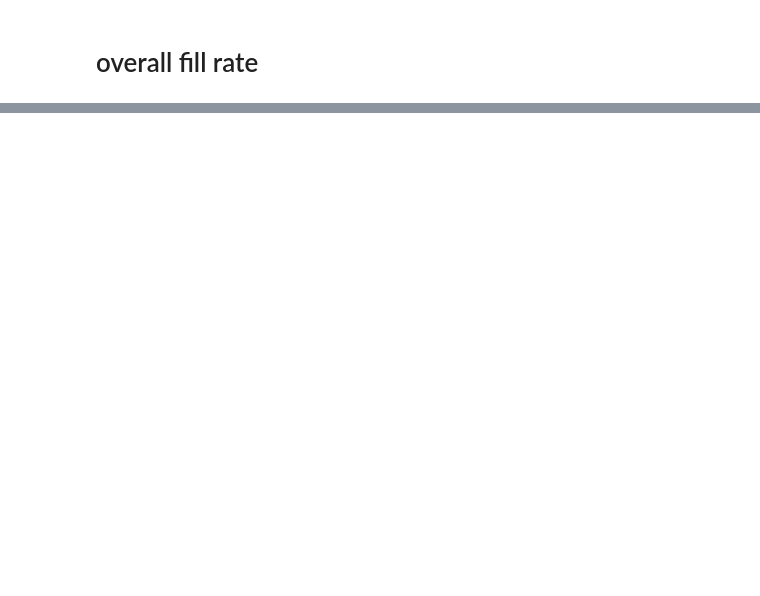
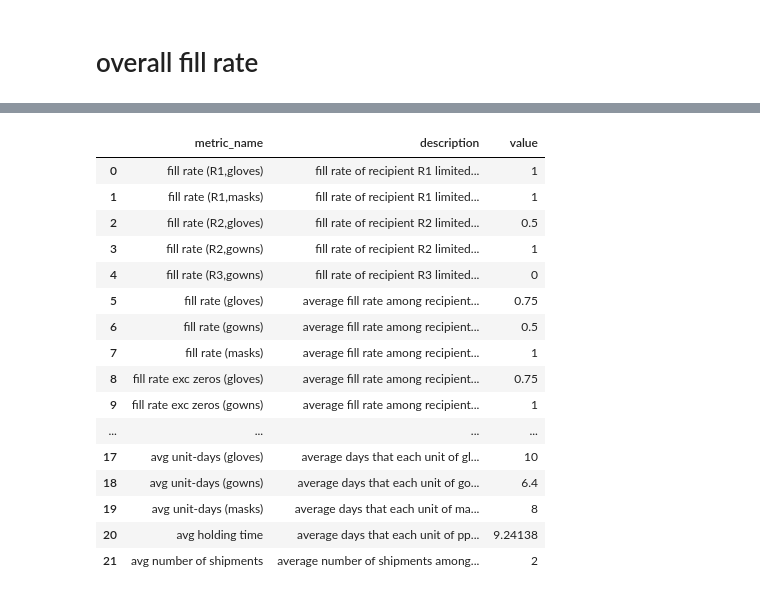
Before and after one commit to samorani/MatchingPPE, a Jupyter notebook: Process results.ipynb, the cells around one changed output, grey strips where cells are left out. Cells and saved outputs as stored; diff of their text form; code cells hidden in the pictures; blank space fills up the shorter version.

```diff
--- a/Process results.ipynb
+++ b/Process results.ipynb
@@ -270,0 +240,7 @@ Name: total_fill_rate, dtype: float64
+# %%
+for _,row in rr.iterrows():
+    ppe = row['ppe']
+    result.loc[len(result)] = [f'avg unit-days ({ppe})', f'average days that each unit of {ppe} stayed idle',row['avg_unit_days']]
+# %%
+overall_holding_time = dd.unit_holding_time.sum() / dd.qty_dec.sum()
+result.loc[len(result)] = [f'avg holding time', f'average days that each unit of ppe stayed idle',overall_holding_time]
@@ -270,0 +249,24 @@ Name: total_fill_rate, dtype: float64
+# %%
+total_shipments = len(decisions.groupby(['don_id','rec_id']).size())
+donors = decisions['don_id'].nunique()
+result.loc[len(result)] = [f'avg number of shipments', f'average number of shipments among donors',total_shipments/donors]
+# %%
+result
+# %% [output]
+|  | metric_name | description | value |
+| 0 | fill rate (R1,gloves) | fill rate of recipient R1 limited... | 1 |
+| 1 | fill rate (R1,masks) | fill rate of recipient R1 limited... | 1 |
+| 2 | fill rate (R2,gloves) | fill rate of recipient R2 limited... | 0.5 |
+| 3 | fill rate (R2,gowns) | fill rate of recipient R2 limited... | 1 |
+| 4 | fill rate (R3,gowns) | fill rate of recipient R3 limited... | 0 |
+| 5 | fill rate (gloves) | average fill rate among recipient... | 0.75 |
+| 6 | fill rate (gowns) | average fill rate among recipient... | 0.5 |
+| 7 | fill rate (masks) | average fill rate among recipient... | 1 |
+| 8 | fill rate exc zeros (gloves) | average fill rate among recipient... | 0.75 |
+| 9 | fill rate exc zeros (gowns) | average fill rate among recipient... | 1 |
+| ... | ... | ... | ... |
+| 17 | avg unit-days (gloves) | average days that each unit of gl... | 10 |
+| 18 | avg unit-days (gowns) | average days that each unit of go... | 6.4 |
+| 19 | avg unit-days (masks) | average days that each unit of ma... | 8 |
+| 20 | avg holding time | average days that each unit of pp... | 9.24138 |
+| 21 | avg number of shipments | average number of shipments among... | 2 |
```
Also changed, not shown: parts of 29 cells of this notebook, 51 other files.
